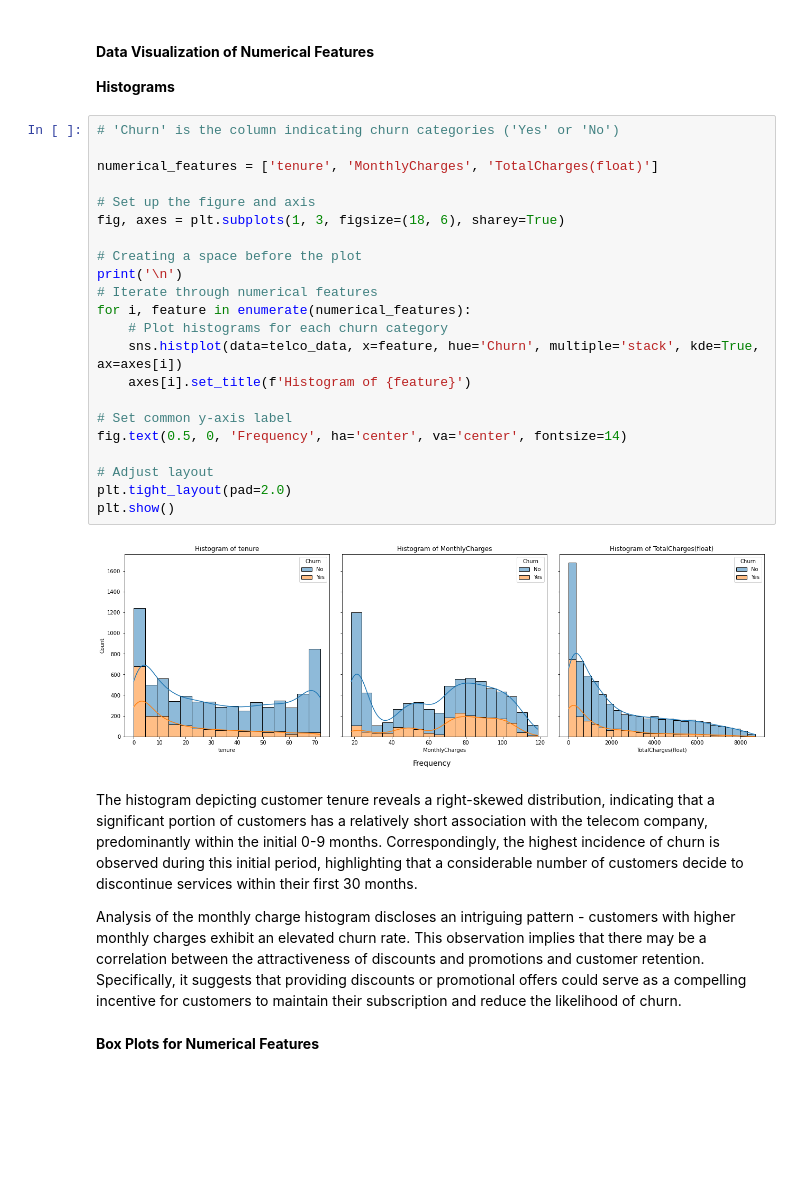
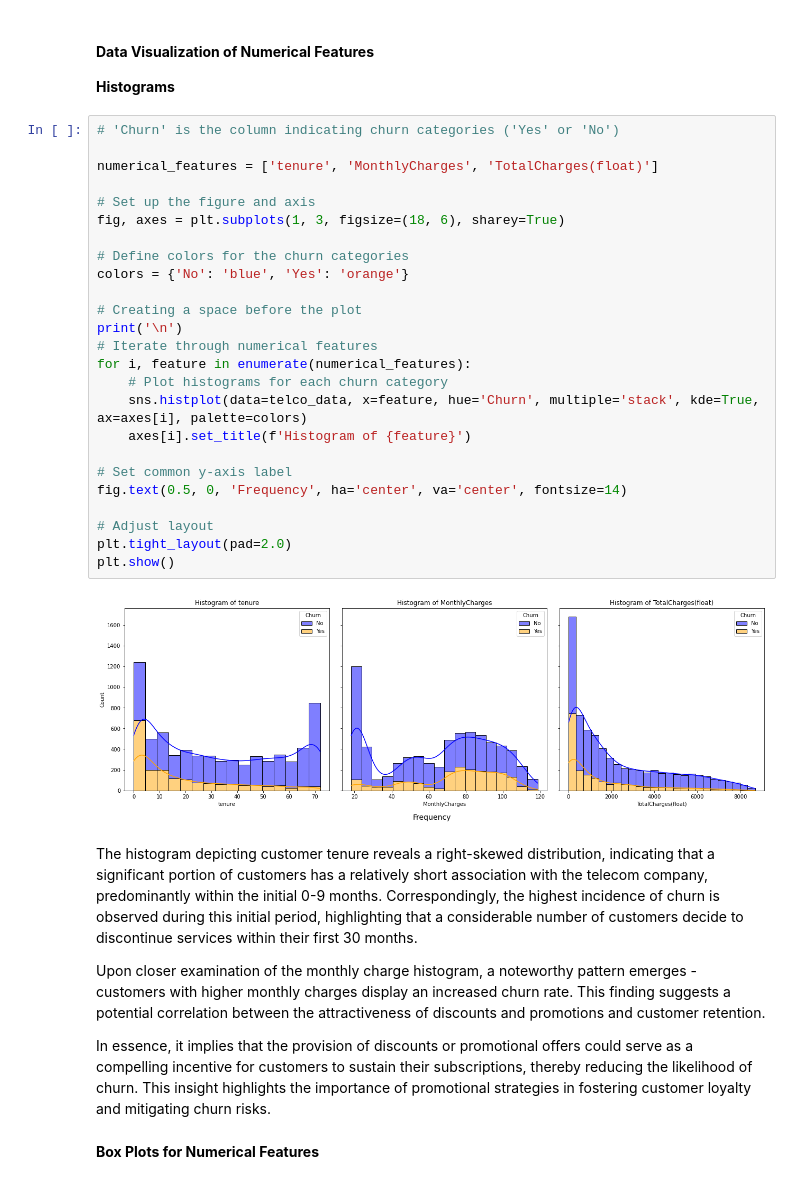
Before and after one commit to YinkaOlusola/TelecomChurnPrediction, a Jupyter notebook: notebook.ipynb, the cells around one changed output. Saved outputs shown, nothing was run; the diff lists cells and outputs as text; blank space fills up the shorter version.

```diff
--- a/notebook.ipynb
+++ b/notebook.ipynb
@@ -453,31 +470,36 @@ These metrics provide a more nuanced understanding of the model's effectiveness
 # %%
 # 'Churn' is the column indicating churn categories ('Yes' or 'No')
 
 numerical_features = ['tenure', 'MonthlyCharges', 'TotalCharges(float)']
 
 # Set up the figure and axis
 fig, axes = plt.subplots(1, 3, figsize=(18, 6), sharey=True)
 
+# Define colors for the churn categories
+colors = {'No': 'blue', 'Yes': 'orange'}
+
 # Creating a space before the plot
 print('\n')
 # Iterate through numerical features
 for i, feature in enumerate(numerical_features):
     # Plot histograms for each churn category
-    sns.histplot(data=telco_data, x=feature, hue='Churn', multiple='stack', kde=True, ax=axes[i])
+    sns.histplot(data=telco_data, x=feature, hue='Churn', multiple='stack', kde=True, ax=axes[i], palette=colors)
     axes[i].set_title(f'Histogram of {feature}')
 
 # Set common y-axis label
 fig.text(0.5, 0, 'Frequency', ha='center', va='center', fontsize=14)
 
 # Adjust layout
 plt.tight_layout(pad=2.0)
 plt.show()
 # %% [output]
-[figure, old version]
+[figure, new version]
 # %% [markdown]
 The histogram depicting customer tenure reveals a right-skewed distribution, indicating that a significant portion of customers has a relatively short association with the telecom company, predominantly within the initial 0-9 months. Correspondingly, the highest incidence of churn is observed during this initial period, highlighting that a considerable number of customers decide to discontinue services within their first 30 months.
 
-Analysis of the monthly charge histogram discloses an intriguing pattern - customers with higher monthly charges exhibit an elevated churn rate. This observation implies that there may be a correlation between the attractiveness of discounts and promotions and customer retention. Specifically, it suggests that providing discounts or promotional offers could serve as a compelling incentive for customers to maintain their subscription and reduce the likelihood of churn.
+Upon closer examination of the monthly charge histogram, a noteworthy pattern emerges - customers with higher monthly charges display an increased churn rate. This finding suggests a potential correlation between the attractiveness of discounts and promotions and customer retention.
+
+In essence, it implies that the provision of discounts or promotional offers could serve as a compelling incentive for customers to sustain their subscriptions, thereby reducing the likelihood of churn. This insight highlights the importance of promotional strategies in fostering customer loyalty and mitigating churn risks.
 # %% [markdown]
 **Box Plots for Numerical Features**
 # %%
```
Also changed, not shown: parts of 26 cells of this notebook, 17 other files.
